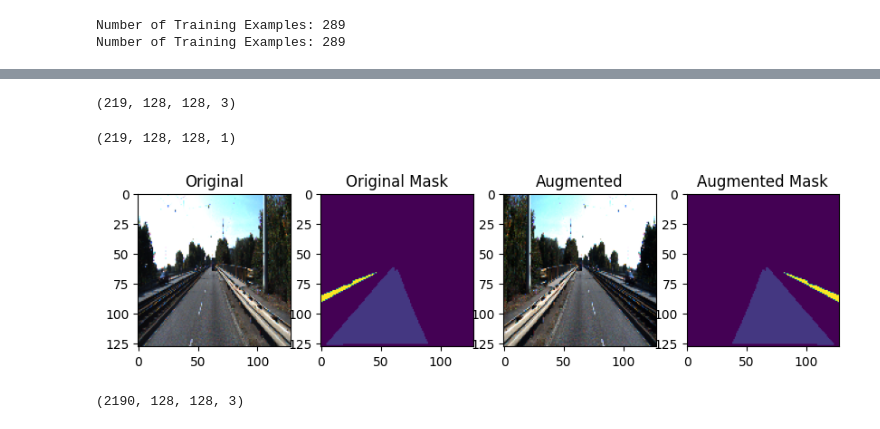
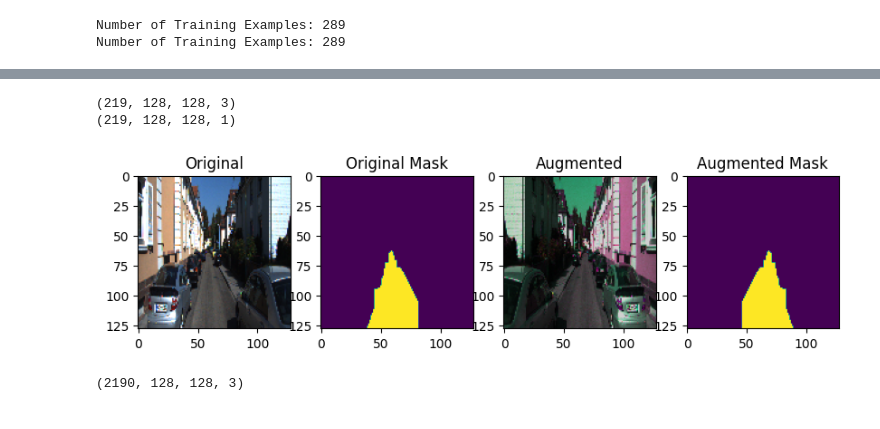
Before and after one commit to dut0817/roadsegmentation, a Jupyter notebook: roadsegmen.ipynb, the cells around one changed output, grey strips where cells are left out. Saved outputs shown, nothing was run; the diff lists cells and outputs as text; code cells hidden in the pictures.

Commit message:
Apply binary mask

```diff
--- a/roadsegmen.ipynb
+++ b/roadsegmen.ipynb
@@ -43,13 +43,15 @@ def path_to_input_image(path):
     return img_to_array(load_img(path, target_size=img_size))
 
 def path_to_target(path):
-    img = img_to_array(
-        load_img(path, target_size=img_size, color_mode="grayscale"))
-    img = img.astype("uint8") - 1
+    img = img_to_array(load_img(path, target_size=img_size))
+    img = img.astype("uint8")
     return img
 
 input_imgs = np.zeros((num_imgs,) + img_size + (3,), dtype="float32")
-targets = np.zeros((num_imgs,) + img_size + (1,), dtype="uint8")
+targets = np.zeros((num_imgs,) + img_size + (3,), dtype="uint8")
 for i in range(num_imgs):
     input_imgs[i] = path_to_input_image(input_img_paths[i])
     targets[i] = path_to_target(target_paths[i])
+
+print(input_imgs.shape)
+print(targets.shape)
@@ -55,0 +80,9 @@ for i in range(num_imgs):
+# %%
+# [255, 0, 255]에 해당하는 픽셀을 찾습니다.
+road_mask = np.all(targets == [255, 0, 255], axis=-1)
+
+# 데이터 타입을 int로 변환하여 0과 1의 값을 갖는 이진 마스크를 생성합니다.
+binary_road_mask = road_mask.astype("uint8")
+binary_road_mask = binary_road_mask[..., np.newaxis]
+
+binary_road_mask.shape
@@ -56,17 +97,15 @@ for i in range(num_imgs):
 # %%
 num_val_samples = 70
 train_input_imgs = input_imgs[:-num_val_samples]
-train_targets = targets[:-num_val_samples]
+train_targets = binary_road_mask[:-num_val_samples]
 test_input_imgs = input_imgs[-num_val_samples:]
-test_targets = targets[-num_val_samples:]
+test_targets = binary_road_mask[-num_val_samples:]
-# %%
-train_input_imgs.shape
-# %% [output]
-(219, 128, 128, 3)
-# %%
-train_targets.shape
-# %% [output]
-(219, 128, 128, 1)
+# %%
+print(train_input_imgs.shape)
+print(train_targets.shape)
+# %% [output]
+(219, 128, 128, 3)
+(219, 128, 128, 1)
 # %%
 import albumentations as A
 from albumentations import  HorizontalFlip, RandomSizedCrop, Compose, OneOf, Resize
@@ -85,28 +124,28 @@ train_targets = train_targets / 255.0
 train_input_imgs = train_input_imgs.astype(np.float32)
 train_targets = train_targets.astype(np.float32)
 # %%
-aug_test=augmentation_pipeline(image=train_input_imgs[5], mask=train_targets[5])
+aug_test=augmentation_pipeline(image=train_input_imgs[0], mask=train_targets[0])
 aug_image_example=aug_test["image"]
 aug_mask_example=aug_test["mask"]
 grayscale_mask = aug_mask_example.astype(np.uint8)
 # %%
 fig, ax = plt.subplots(1, 4, figsize=(10, 7))
-ax[0].imshow(train_input_imgs[5])
+ax[0].imshow(train_input_imgs[0])
 ax[0].set_title("Original")
 
-ax[1].imshow(train_targets[5])
+ax[1].imshow(train_targets[0])
 ax[1].set_title("Original Mask")
 
 
 ax[2].imshow(aug_image_example)
 ax[2].set_title("Augmented")
 
 ax[3].imshow(aug_mask_example)
 ax[3].set_title("Augmented Mask")
 
 plt.show()
 # %% [output]
-[figure, old version]
+[figure, new version]
 # %%
 random.seed(42)  # Fixing the random seed once
 np.random.seed(42)
```
Also changed, not shown: parts of 14 cells of this notebook.
